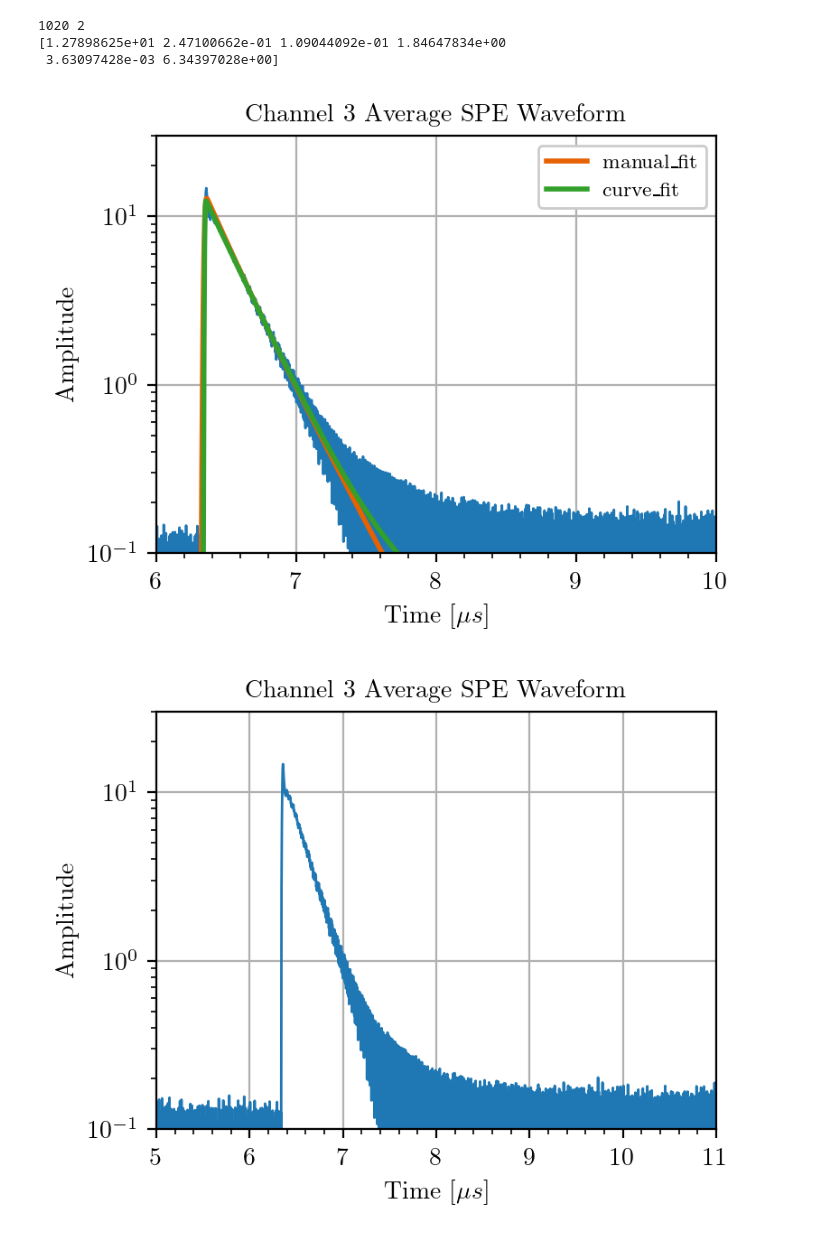
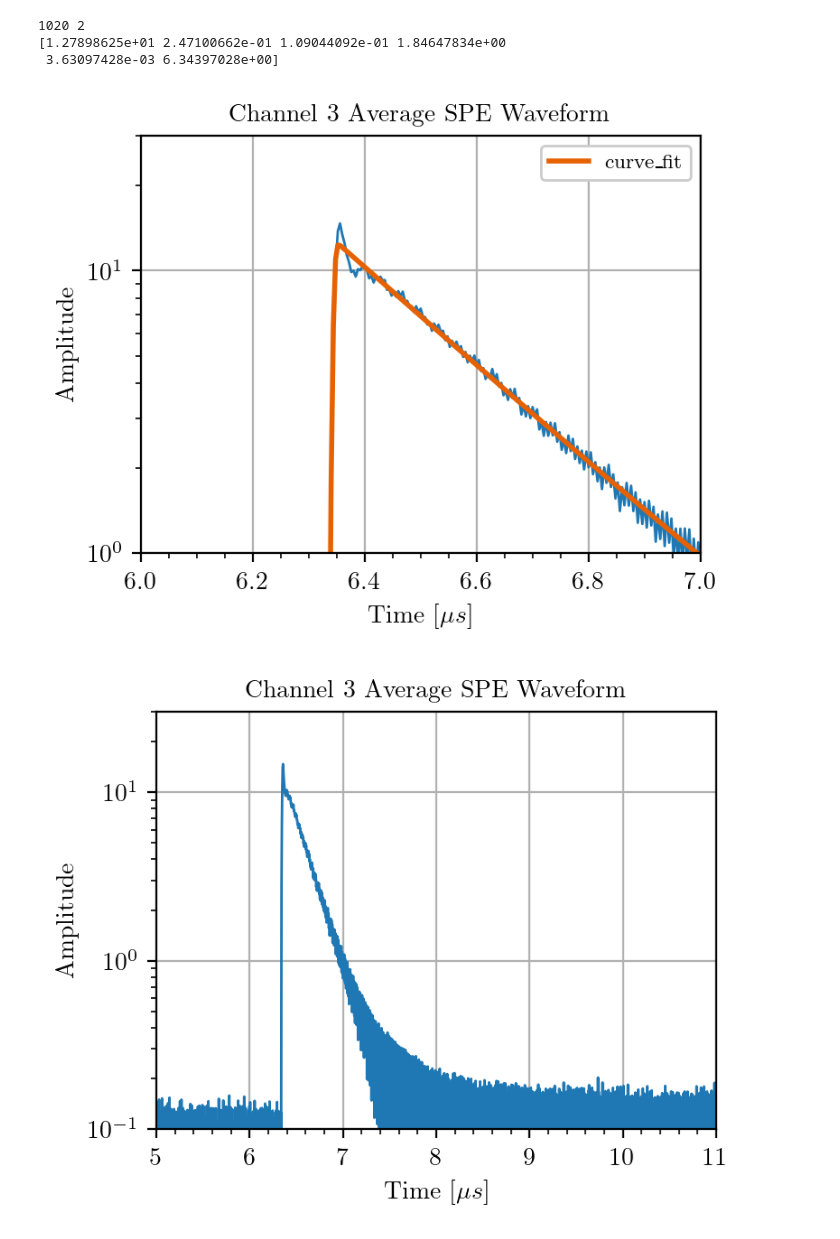
Before and after one commit to darkside-princeton/sipm-analysis, a Jupyter notebook: jupyter/sp_waveform.ipynb, the cells around one changed output. Saved outputs shown, nothing was run; the diff lists cells and outputs as text; code cells hidden in the pictures.

```diff
--- a/jupyter/sp_waveform.ipynb
+++ b/jupyter/sp_waveform.ipynb
@@ -169,24 +169,26 @@ print(popt)
 # %%
 intn = 1020
 ch = 2
 
 
 #plt.plot(data[intn][ch]['pars'], data[intn][ch]['cov'], linewidth = '1')
 plt.plot(data[intn][ch]['time'], data[intn][ch]['avg_spe_wf'], linewidth = '1')
-plt.plot(data[intn][ch]['time'], template(data[intn][ch]['time'], 8, 0.2, 6, 0.3, 0.008, 6.34), label = 'manual_fit')
+#plt.plot(data[intn][ch]['time'], template(data[intn][ch]['time'], 8, 0.2, 6, 0.3, 0.008, 6.34), label = 'manual_fit')
 plt.plot(data[intn][ch]['time'], template(data[intn][ch]['time'],
                             1.27898625e+01, 2.47100662e-01, 1.09044092e-01, 1.84647834e+00, 3.63097428e-03, 6.34397028e+00), label = 'curve_fit')
 plt.minorticks_on()
 plt.legend(loc = 'upper right')
 plt.title('Channel 3 Average SPE Waveform')
 plt.xlabel(r'Time [$\mu s$]')
 plt.ylabel('Amplitude')
 plt.yscale('log')
-plt.xlim(6, 10)
-plt.ylim(0.1, 30)
+plt.xlim(6, 7)
+plt.ylim(1, 30)
 plt.grid()
+
+# tau = 250ns --> integrate 750ns
 # %% [output]
-[figure, old version]
+[figure, new version]
 # %%
 intn = 1020
 ch = 2
```
Also changed, not shown: parts of 1 cell of this notebook.
